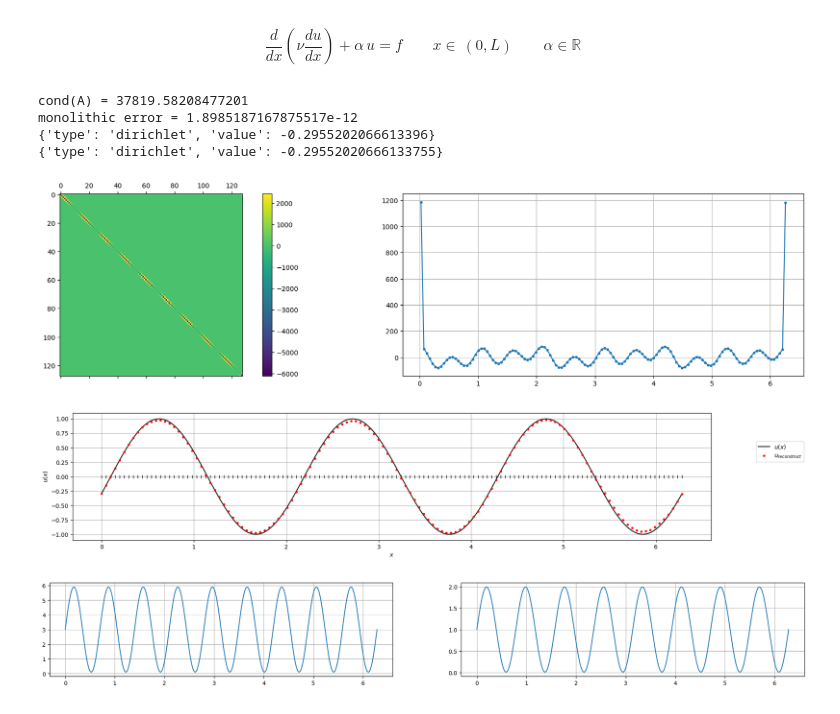
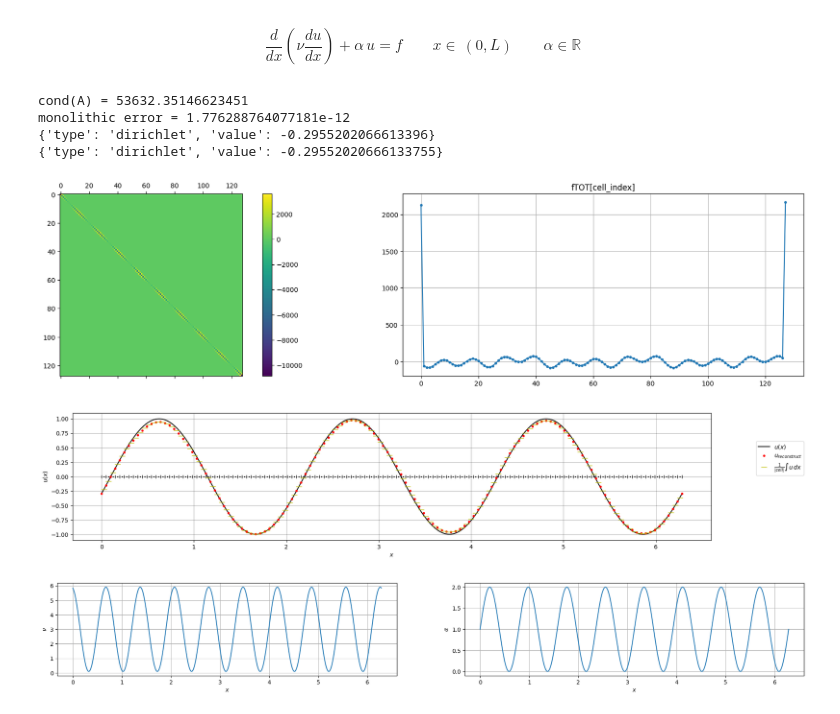
Before and after one commit to multiform-UoN/splittingschemes, a Jupyter notebook: python/fvm1D_poisson.ipynb, the cells around one changed output. Saved outputs shown, nothing was run; the diff lists cells and outputs as text; code cells hidden in the pictures.

```diff
--- a/python/fvm1D_poisson.ipynb
+++ b/python/fvm1D_poisson.ipynb
@@ -17,7 +17,7 @@ kwargs = {
     'E': 3.0, #const
     'F': 2.9, #amplitude
     'G': 9.0, #frequency
-    'H': 0.0  #shift
+    'H': 0.5  #shift
 }
 
 L = 2*np.pi
@@ -28,7 +28,7 @@ xc = np.linspace(0.5*dx, L-0.5*dx, N)
 xfine = np.linspace(0, L, 1000)
 
 def alpha(x, kwargs):
-    return 1.0 + 0.99*np.sin(8.0*x)
+    return 1.0 + 0.999*np.sin(8.0*x)
 
 def sol(x, kwargs):
     return kwargs['A'] + kwargs['B']*np.sin(kwargs['C']*(x-kwargs['D']))
@@ -50,11 +50,13 @@ def f(x, kwargs):
 
 leftBC = {
     'type':'dirichlet',
-    'value':sol(0.0, kwargs)}
+    'value':sol(0.0, kwargs) #set the value
+    }
 
 rightBC = {
     'type':'dirichlet', #'type':'neumann',
-    'value':sol(L, kwargs)}
+    'value':sol(L, kwargs)
+    }
 
 A_laplacian, fBC = mylib.fvm_laplacian_1D(nu, leftBC, rightBC, N, L, kwargs)
 fTOT = f(xc, kwargs) + fBC
@@ -63,46 +65,46 @@ u = sparse.linalg.spsolve(A, fTOT)
 A = A.toarray()
 
 print("cond(A) =", np.linalg.cond(A))
+# print("cond(prec_A) =", np.linalg.cond(sparse.csc_matrix(np.diag(1/A.diagonal(), 0))@A))
 print(f"monolithic error = {np.linalg.norm(fTOT-np.dot(A,u))}")
 print(leftBC)
 print(rightBC)
 
 fig0, axs = plt.subplots(1, 2, figsize=(24,5))
 axsA = axs[0].matshow(A)
-# axsf = axs[1].matshow(fTOT.reshape((N,1)))
-axsf = axs[1].plot(xc, fTOT, '.-')
+axsf = axs[1].plot(fTOT, '.-')
 axs[1].grid()
+axs[1].set_title('fTOT[cell_index]')
 fig0.colorbar(axsA, ax=axs[0])
-# fig1.colorbar(axsf, ax=axs[1])
-# axs[1].axis('off')
-#plt.savefig('figures/matrix.pdf')
 
 fig1, ax1 = plt.subplots(figsize=(20,4), dpi=100)
 ax1.set_xlabel(r'$x$')
 ax1.set_ylabel(r'$u(x)$')
 ax1.plot(x, 0*x, '|', color='k', markersize=6.0)
-# ax1.plot(xc, 0*xc, '.', color='k', markersize=2.0)
+ax1.plot(xc, 0*xc, '.', color='k', markersize=2.0)
 ax1.plot(xfine, sol(xfine, kwargs), '-k', label=r'$u(x)$')
 ax1.plot(x, mylib.fvm_reconstruct_1D(u), '.r' , label=r'$u_{reconstruct}$', linewidth=0.8)
-# ax1.plot(xc, u, '_y', label=r'$\frac{1}{|cell|}\int u\,dx$', markersize=10)
-#ax.set_ylim(bottom=0.0)
-#ax.set_xlim([-0.001,0.1])
+ax1.plot(xc, u, '_y', label=r'$\frac{1}{|cell|}\int u\,dx$', markersize=10)
 ax1.legend(bbox_to_anchor=(1.15, 0.8))
 ax1.grid(color='k', alpha=0.3)
 
 fig2, ax2 = plt.subplots(1, 2, figsize=(24,3), dpi=100)
 ax2[0].plot(xfine, nu(xfine, kwargs))
+ax2[0].set_xlabel(r'$x$')
+ax2[0].set_ylabel(r'$\nu$')
 ax2[1].plot(xfine, alpha(xfine, kwargs))
+ax2[1].set_xlabel(r'$x$')
+ax2[1].set_ylabel(r'$\alpha$')
 ax2[0].grid()
 ax2[1].grid()
 
 plt.plot()
 plt.show()
 # %% [output]
-cond(A) = 37819.58208477201
-monolithic error = 1.8985187167875517e-12
+cond(A) = 53632.35146623451
+monolithic error = 1.776288764077181e-12
 {'type': 'dirichlet', 'value': -0.2955202066613396}
 {'type': 'dirichlet', 'value': -0.29552020666133755}
-[figure, old version]
+[figure, new version]
-[figure, old version]
+[figure, new version]
-[figure, old version]
+[figure, new version]
```
Also changed, not shown: 12 other files.
